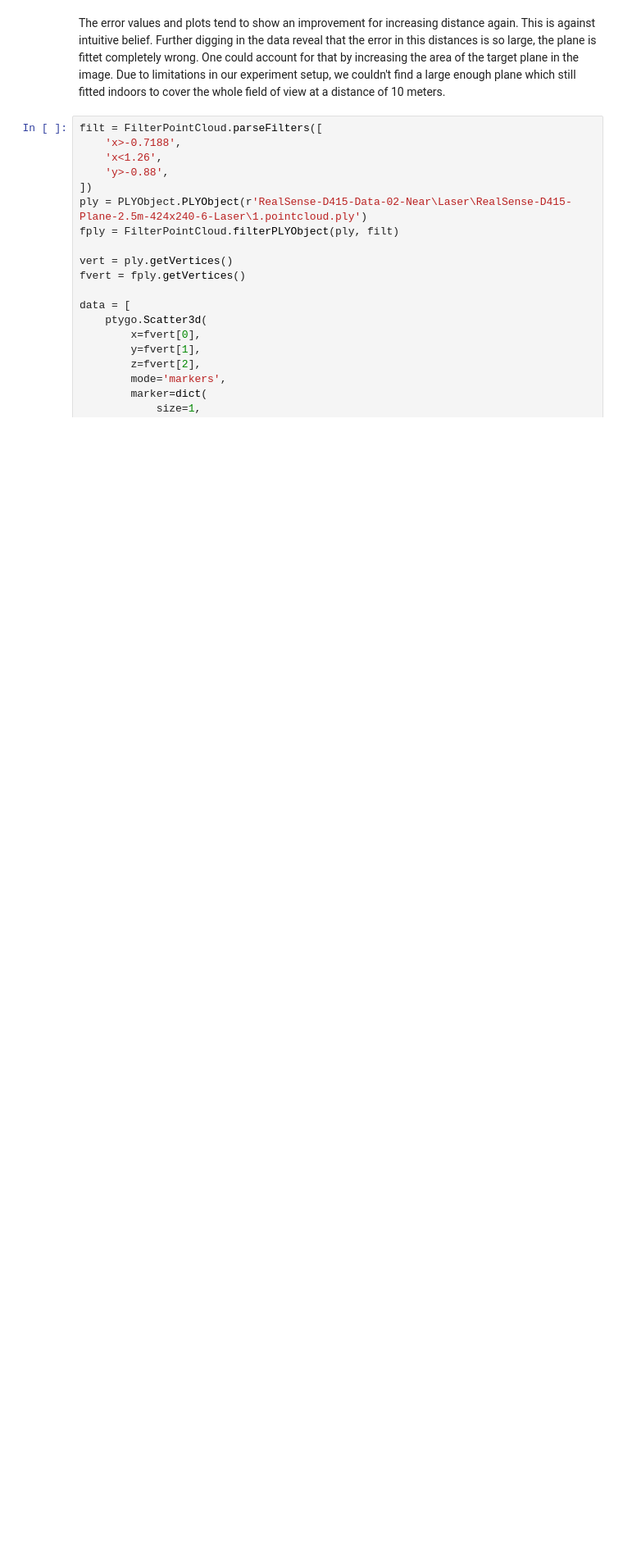
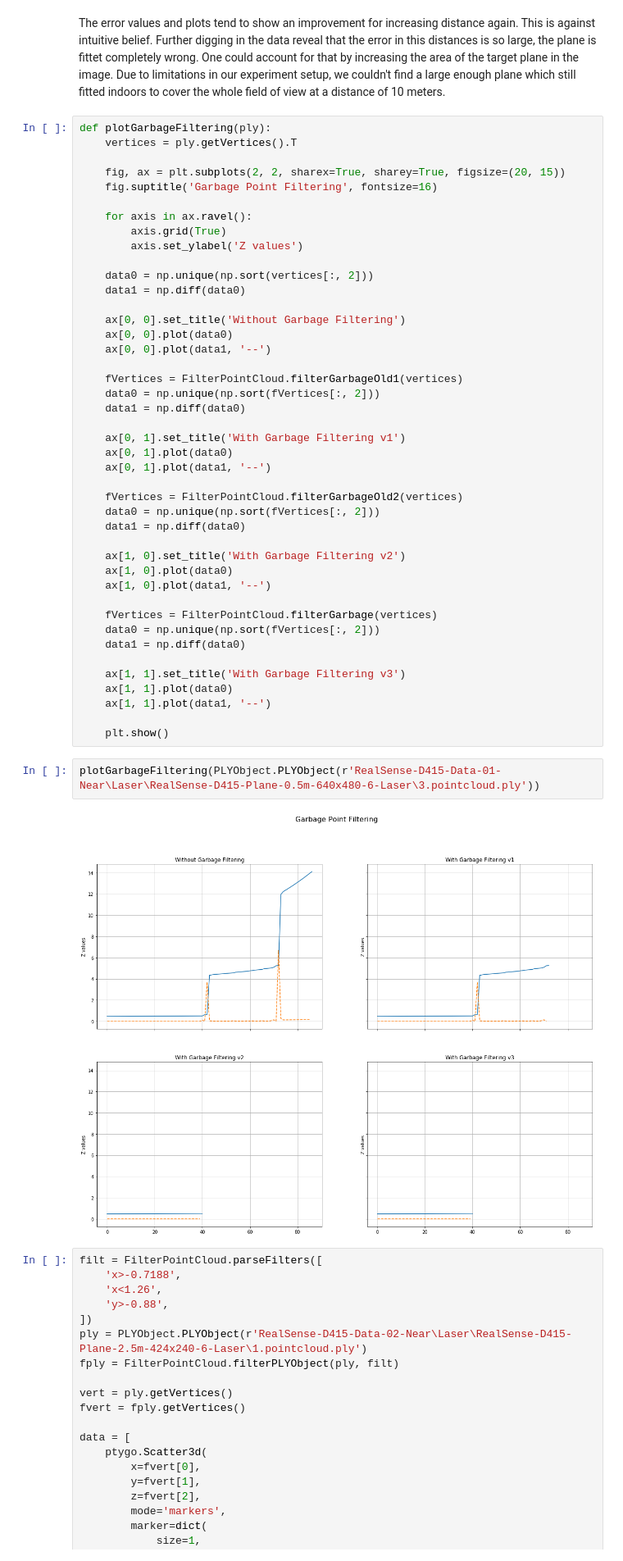
Before and after one commit to 0xLeon/StereoImageProcessing, a Jupyter notebook: Lab/RealSense_D415_PlaneFitting.ipynb, the cells around one changed output. Shown at 82% size. Saved outputs shown, nothing was run; the diff lists cells and outputs as text; blank space fills up the shorter version.

Commit message:
Added plotting of garbage filtering

```diff
--- a/Lab/RealSense_D415_PlaneFitting.ipynb
+++ b/Lab/RealSense_D415_PlaneFitting.ipynb
@@ -248,6 +249,53 @@ plotPlaneData(pcDataFar02, 'Plan Fitting Far - Dataset 01')
 [interactive output not drawn]
 # %% [markdown]
 The error values and plots tend to show an improvement for increasing distance again. This is against intuitive belief. Further digging in the data reveal that the error in this distances is so large, the plane is fittet completely wrong. One could account for that by increasing the area of the target plane in the image. Due to limitations in our experiment setup, we couldn't find a large enough plane which still fitted indoors to cover the whole field of view at a distance of 10 meters.
+# %%
+def plotGarbageFiltering(ply):
+    vertices = ply.getVertices().T
+
+    fig, ax = plt.subplots(2, 2, sharex=True, sharey=True, figsize=(20, 15))
+    fig.suptitle('Garbage Point Filtering', fontsize=16)
+
+    for axis in ax.ravel():
+        axis.grid(True)
+        axis.set_ylabel('Z values')
+
+    data0 = np.unique(np.sort(vertices[:, 2]))
+    data1 = np.diff(data0)
+
+    ax[0, 0].set_title('Without Garbage Filtering')
+    ax[0, 0].plot(data0)
+    ax[0, 0].plot(data1, '--')
+
+    fVertices = FilterPointCloud.filterGarbageOld1(vertices)
+    data0 = np.unique(np.sort(fVertices[:, 2]))
+    data1 = np.diff(data0)
+
+    ax[0, 1].set_title('With Garbage Filtering v1')
+    ax[0, 1].plot(data0)
+    ax[0, 1].plot(data1, '--')
+
+    fVertices = FilterPointCloud.filterGarbageOld2(vertices)
+    data0 = np.unique(np.sort(fVertices[:, 2]))
+    data1 = np.diff(data0)
+
+    ax[1, 0].set_title('With Garbage Filtering v2')
+    ax[1, 0].plot(data0)
+    ax[1, 0].plot(data1, '--')
+
+    fVertices = FilterPointCloud.filterGarbage(vertices)
+    data0 = np.unique(np.sort(fVertices[:, 2]))
+    data1 = np.diff(data0)
+
+    ax[1, 1].set_title('With Garbage Filtering v3')
+    ax[1, 1].plot(data0)
+    ax[1, 1].plot(data1, '--')
+
+    plt.show()
+# %%
+plotGarbageFiltering(PLYObject.PLYObject(r'RealSense-D415-Data-01-Near\Laser\RealSense-D415-Plane-0.5m-640x480-6-Laser\3.pointcloud.ply'))
+# %% [output]
+[figure, added]
 # %%
 filt = FilterPointCloud.parseFilters([
     'x>-0.7188',
```
Also changed, not shown: parts of 1 cell of this notebook.
